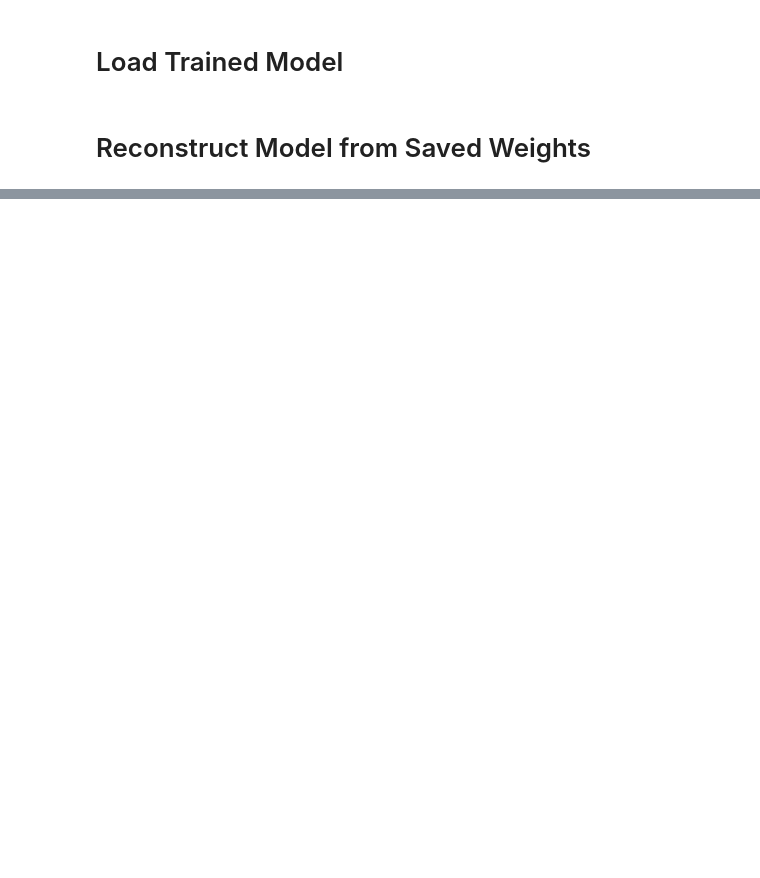
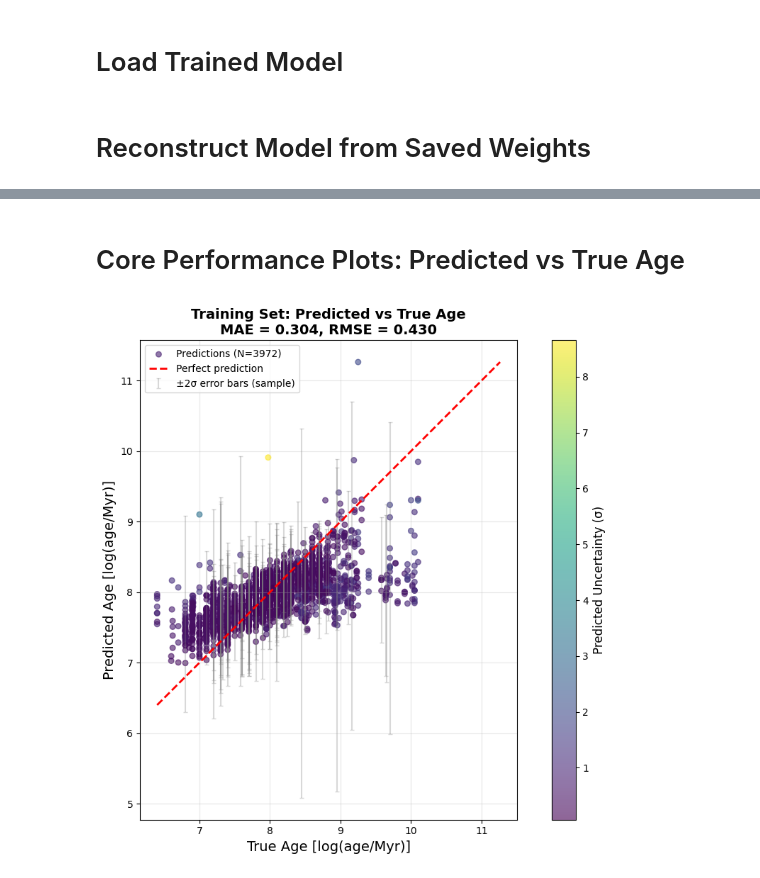
Before and after one commit to tobin-wainer/TESS_Cluster_Age_ML, a Jupyter notebook: GaussianNN_CGW/Model_Pipeline/3_ModelEvaluation.ipynb, the cells around one changed output, grey strips where cells are left out. Cells and saved outputs as stored; diff of their text form; code cells hidden in the pictures; blank space fills up the shorter version.

```diff
--- a/GaussianNN_CGW/Model_Pipeline/3_ModelEvaluation.ipynb
+++ b/GaussianNN_CGW/Model_Pipeline/3_ModelEvaluation.ipynb
@@ -195,0 +403,16 @@ The following sections will be added:
+# %% [markdown]
+# Core Performance Plots: Predicted vs True Age
+# %%
+# ============================================================
+# PREDICTED VS TRUE AGE - TRAINING SET
+# ============================================================
+
+fig, ax = plot_prediction_vs_truth(
+    y_train, y_pred_train, sigma_pred_train,
+    dataset_label='Training Set',
+    show_errorbars=True,
+    color_by_uncertainty=True
+)
+plt.show()
+# %% [output]
+[figure, added]
```
Also changed, not shown: parts of 21 cells of this notebook, 5 other files.
